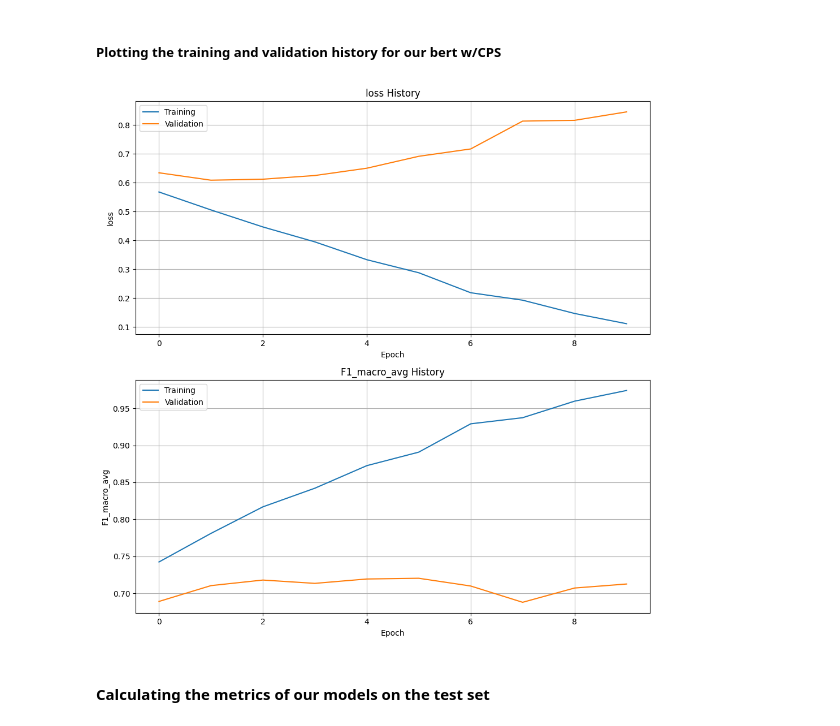
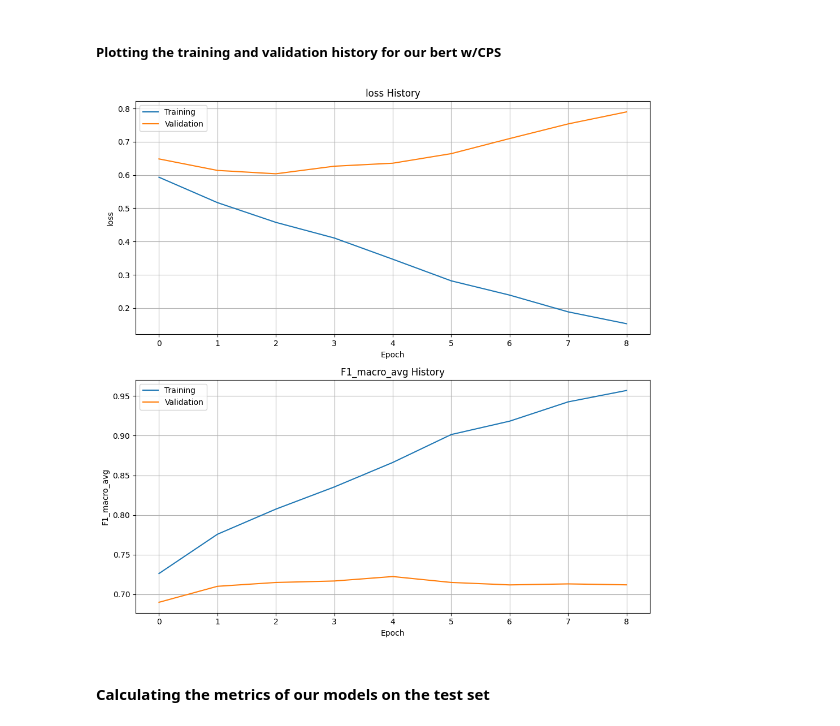
Before and after one commit to GianM0027/NLP_homework_2, a Jupyter notebook: main_notebook.ipynb, the cells around one changed output. Saved outputs shown, nothing was run; the diff lists cells and outputs as text; code cells hidden in the pictures.

```diff
--- a/main_notebook.ipynb
+++ b/main_notebook.ipynb
@@ -567,7 +568,7 @@ for model_path in bert_versions_paths:
                                           model_input=MODEL_INPUTS[model_key],
                                           custom_dataset_builder=MODEL_DATASET_BUILDERS[model_key],
                                           batch_size=MODEL_BATCH_SIZES[model_key],
-                                          shuffle=True)
+                                          shuffle=False)
 
         dataloader_test = build_dataloader(data=test_arg_df,
                                            labels=test_labels_df,
@@ -577,7 +578,7 @@ for model_path in bert_versions_paths:
                                            model_input=MODEL_INPUTS[model_key],
                                            custom_dataset_builder=MODEL_DATASET_BUILDERS[model_key],
                                            batch_size=MODEL_BATCH_SIZES[model_key],
-                                           shuffle=True)
+                                           shuffle=False)
 
 
         dataloaders[model_name][model_key]['train'] = dataloader_train
@@ -608,7 +609,7 @@ if FIT_BERTONE:
     bert1_history = bert1.fit(train_loader=dataloaders['roberta-base']['C']['train'],
                               val_loader=dataloaders['roberta-base']['C']['val'],
                               criterion=criterion_test,
-                              metrics=[F1_Score_Multi_Labels('F1_macro_avg', num_labels=N_LABELS, num_classes=N_CLASSES)],
+                              metrics=[F1_Score_Multi_Labels('F1_macro_avg', num_labels=N_LABELS, num_classes=N_CLASSES, compute_mean=True)],
                               optimizer=optimizer_test,
                               early_stopper=EarlyStopper(monitor='F1_macro_avg', patience=4, delta=0, mode='max', restore_weights=True),
                               num_epochs=200)
@@ -666,7 +653,7 @@ if FIT_BERTWO:
     bert2_history = bert2.fit(train_loader=dataloaders['roberta-base']['CP']['train'],
                               val_loader=dataloaders['roberta-base']['CP']['val'],
                               criterion=criterion_test,
-                              metrics=[F1_Score_Multi_Labels('F1_macro_avg', num_labels=N_LABELS, num_classes=N_CLASSES)],
+                              metrics=[F1_Score_Multi_Labels('F1_macro_avg', num_labels=N_LABELS, num_classes=N_CLASSES, compute_mean=True)],
                               optimizer=optimizer_test,
                               early_stopper=EarlyStopper(monitor='F1_macro_avg', patience=4, delta=0, mode='max', restore_weights=True),
                               num_epochs=200)
@@ -721,7 +695,7 @@ if FIT_BERTHREE:
     bert3_history = bert3.fit(train_loader=dataloaders['roberta-base']['CPS']['train'],
                               val_loader=dataloaders['roberta-base']['CPS']['val'],
                               criterion=criterion_test,
-                              metrics=[F1_Score_Multi_Labels('F1_macro_avg', num_labels=N_LABELS, num_classes=N_CLASSES)],
+                              metrics=[F1_Score_Multi_Labels('F1_macro_avg', num_labels=N_LABELS, num_classes=N_CLASSES, compute_mean=True)],
                               optimizer=optimizer_test,
                               early_stopper=EarlyStopper(monitor='F1_macro_avg', patience=4, delta=0, mode='max', restore_weights=True),
                               num_epochs=200)
@@ -746,11 +721,11 @@ Train Completed
 ##### Plotting the training and validation history for our bert w/CPS
 # %%
 if FIT_BERTHREE:
-    plot_history(bert2_history)
+    plot_history(bert3_history)
 else:
     print("To show the bert w/CPS training history you should set the flag FIT_BERTHREE=True")
 # %% [output]
-[figure, old version]
+[figure, new version]
 # %% [markdown]
 #### Calculating the metrics of our models on the test set
 # %%
```
Also changed, not shown: parts of 17 cells of this notebook, 2 other files.
